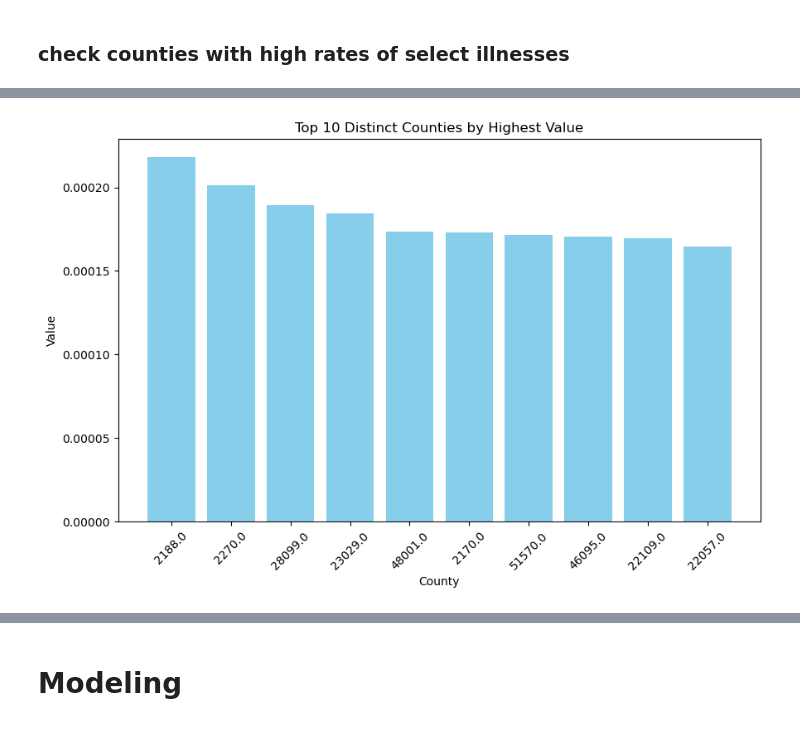
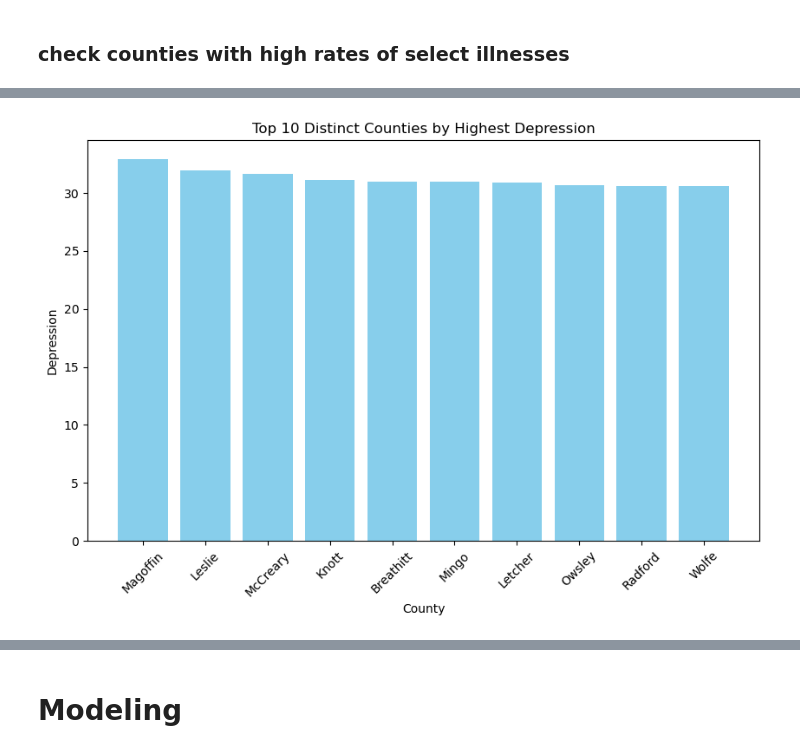
Before and after one commit to shailja-somani-0/ADS-599-Capstone, a Jupyter notebook: EDA.ipynb, the cells around one changed output, grey strips where cells are left out. Drawn from its saved outputs; the diff is of its cells as text; code cells hidden in the pictures.

```diff
--- a/EDA.ipynb
+++ b/EDA.ipynb
@@ -561,19 +718,19 @@ plt.show()
 # %%
-# lets see which counties have the highest avg val
+# lets see which counties have the highest avg Depression
 
-# group by 'county' and get the mean 'val' for each county
-grouped = df.groupby('county')['val'].mean().reset_index()
+# group by 'county' and get the mean 'Depression' for each county
+grouped = df.groupby('County Name')['Depression'].mean().reset_index()
 
-# sort the df based on 'val' in descending order and get the top 10
-top_10 = grouped.sort_values(by='val', ascending=False).head(10)
+# sort the df based on 'Depression' in descending order and get the top 10
+top_10 = grouped.sort_values(by='Depression', ascending=False).head(10)
 
 # create a bar chart
 plt.figure(figsize=(10, 6))
-plt.bar(top_10['county'].astype(str), top_10['val'], color='skyblue')
-plt.title('Top 10 Distinct Counties by Highest Value')
+plt.bar(top_10['County Name'].astype(str), top_10['Depression'], color='skyblue')
+plt.title('Top 10 Distinct Counties by Highest Depression')
 plt.xlabel('County')
-plt.ylabel('Value')
+plt.ylabel('Depression')
 plt.xticks(rotation=45)  # rotate the x labels for better readability
 plt.show()
 # %% [output]
-[figure, old version]
+[figure, new version]
```
Also changed, not shown: parts of 40 cells of this notebook.
